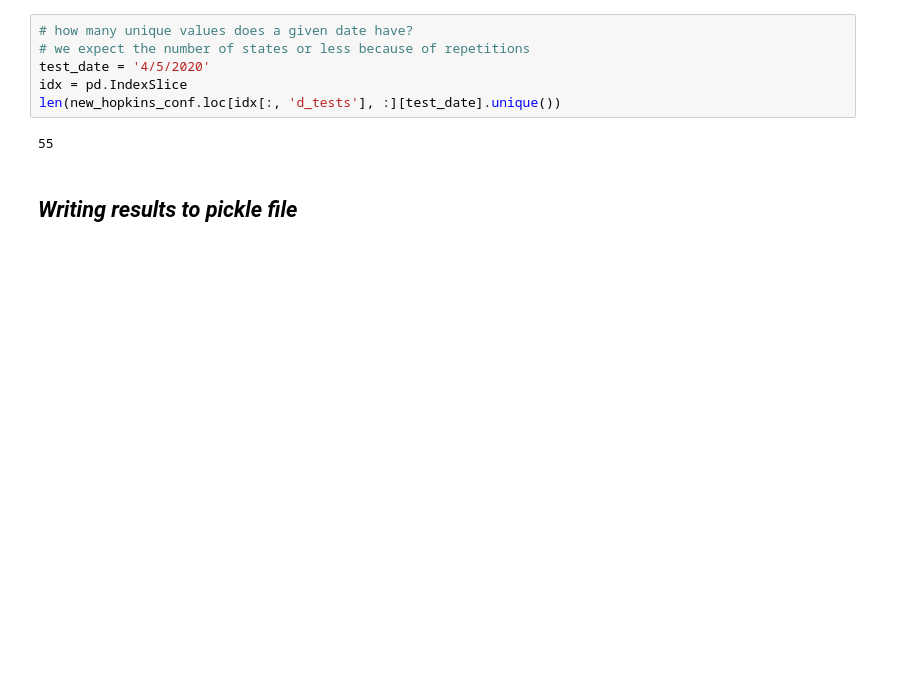
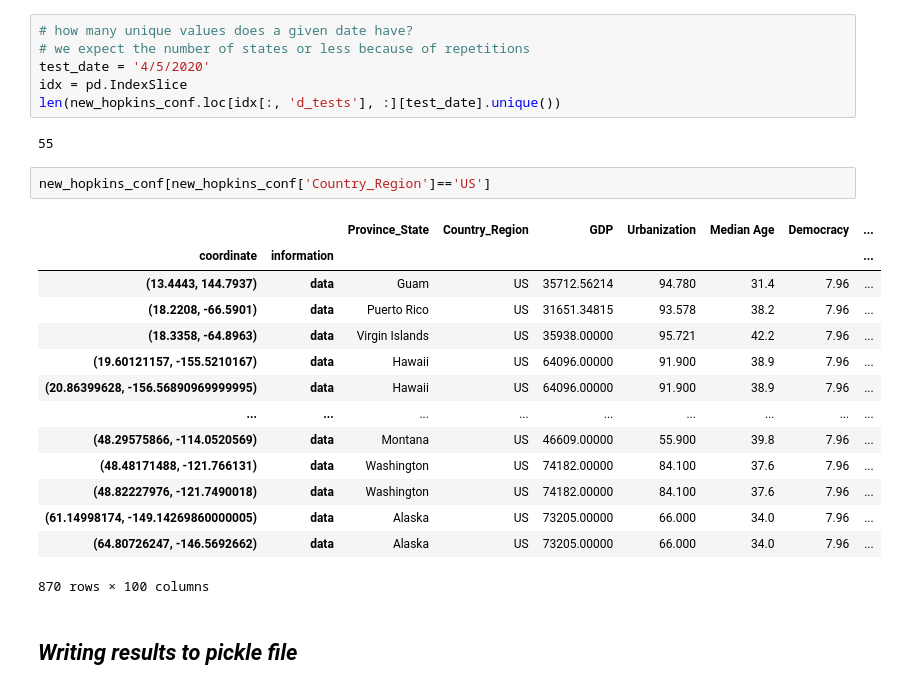
Before and after one commit to hopl1t/covid19, a Jupyter notebook: notebooks/add_gdp_urban_tests_to_pickle_1504.ipynb, the cells around one changed output. Cells and saved outputs as stored; diff of their text form; blank space fills up the shorter version.

```diff
--- a/notebooks/add_gdp_urban_tests_to_pickle_1504.ipynb
+++ b/notebooks/add_gdp_urban_tests_to_pickle_1504.ipynb
@@ -660,6 +716,23 @@ idx = pd.IndexSlice
 len(new_hopkins_conf.loc[idx[:, 'd_tests'], :][test_date].unique())
 # %% [output]
 55
+# %%
+new_hopkins_conf[new_hopkins_conf['Country_Region']=='US']
+# %% [output]
+|  |  | Province_State | Country_Region | GDP | Urbanization | Median Age | Democracy | ... |
+| coordinate | information |  |  |  |  |  |  | ... |
+| (13.4443, 144.7937) | data | Guam | US | 35712.56214 | 94.780 | 31.4 | 7.96 | ... |
+| (18.2208, -66.5901) | data | Puerto Rico | US | 31651.34815 | 93.578 | 38.2 | 7.96 | ... |
+| (18.3358, -64.8963) | data | Virgin Islands | US | 35938.00000 | 95.721 | 42.2 | 7.96 | ... |
+| (19.60121157, -155.5210167) | data | Hawaii | US | 64096.00000 | 91.900 | 38.9 | 7.96 | ... |
+| (20.86399628, -156.56890969999995) | data | Hawaii | US | 64096.00000 | 91.900 | 38.9 | 7.96 | ... |
+| ... | ... | ... | ... | ... | ... | ... | ... | ... |
+| (48.29575866, -114.0520569) | data | Montana | US | 46609.00000 | 55.900 | 39.8 | 7.96 | ... |
+| (48.48171488, -121.766131) | data | Washington | US | 74182.00000 | 84.100 | 37.6 | 7.96 | ... |
+| (48.82227976, -121.7490018) | data | Washington | US | 74182.00000 | 84.100 | 37.6 | 7.96 | ... |
+| (61.14998174, -149.14269860000005) | data | Alaska | US | 73205.00000 | 66.000 | 34.0 | 7.96 | ... |
+| (64.80726247, -146.5692662) | data | Alaska | US | 73205.00000 | 66.000 | 34.0 | 7.96 | ... |
+870 rows × 100 columns
 # %% [markdown]
 ## _Writing results to pickle file_
 # %%
```
Also changed, not shown: parts of 15 cells of this notebook, 2 other files.
